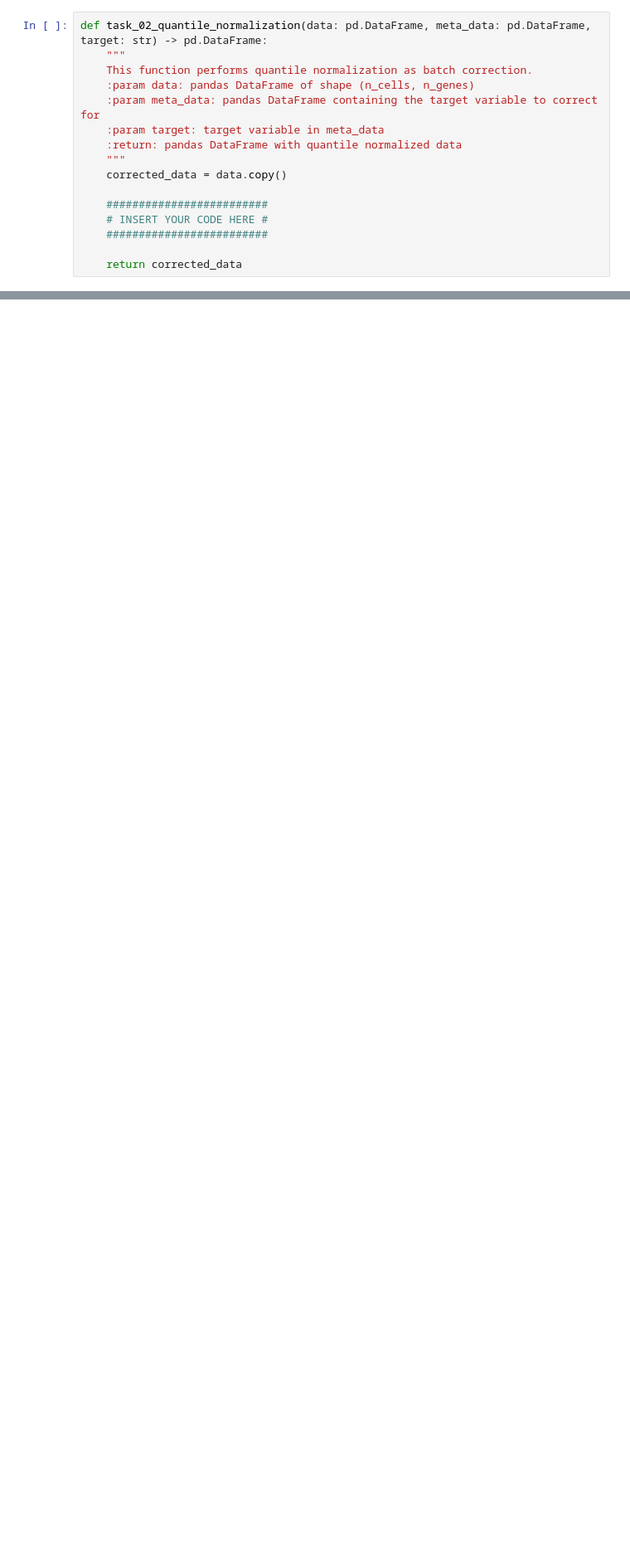
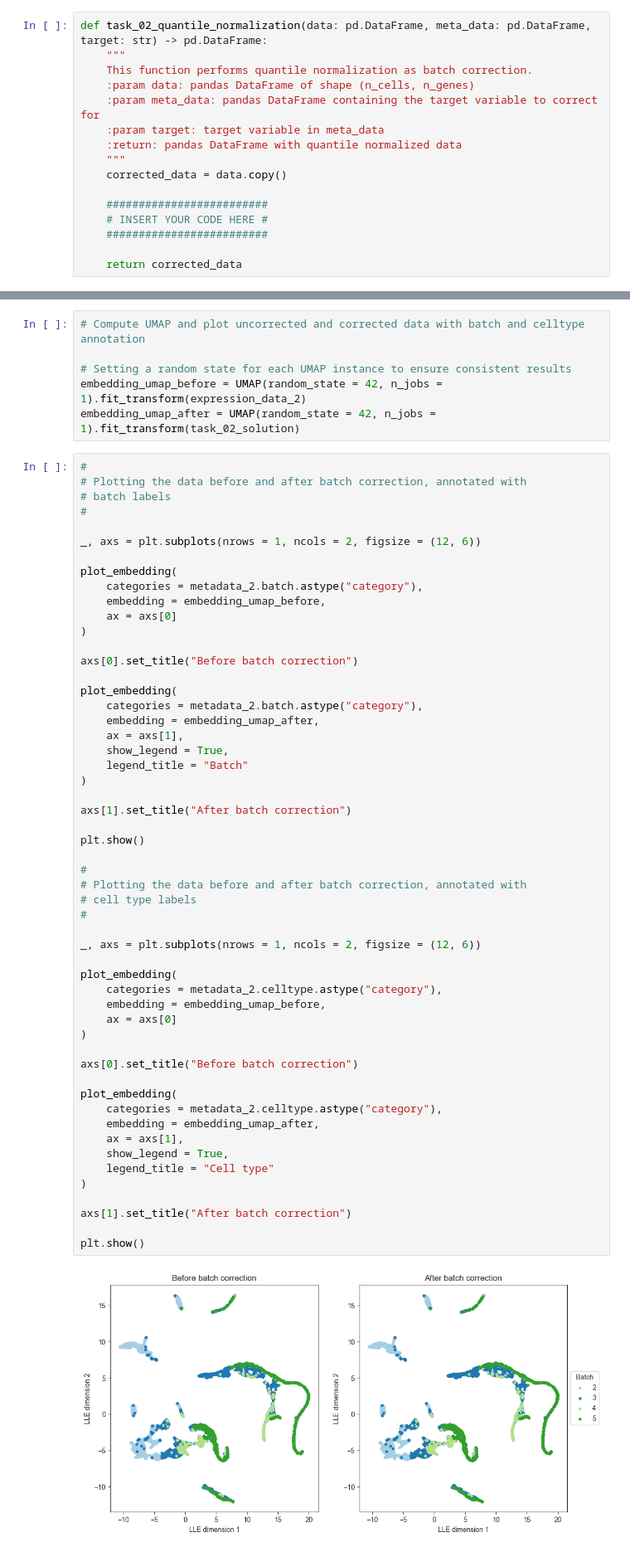
Before and after one commit to kerseviciute/machine-learning-for-single-cell-biology, a Jupyter notebook: hw2/mlscb_2024_assignment_02_code.ipynb, the cells around one changed output, grey strips where cells are left out. Shown at 83% size. Cells and saved outputs as stored; diff of their text form; blank space fills up the shorter version.

```diff
--- a/hw2/mlscb_2024_assignment_02_code.ipynb
+++ b/hw2/mlscb_2024_assignment_02_code.ipynb
@@ -346,0 +373,62 @@ task_02_solution = task_02_quantile_normalization(data=expression_data_2, meta_d
+# %%
+# Compute UMAP and plot uncorrected and corrected data with batch and celltype annotation
+
+# Setting a random state for each UMAP instance to ensure consistent results
+embedding_umap_before = UMAP(random_state = 42, n_jobs = 1).fit_transform(expression_data_2)
+embedding_umap_after = UMAP(random_state = 42, n_jobs = 1).fit_transform(task_02_solution)
+# %%
+#
+# Plotting the data before and after batch correction, annotated with
+# batch labels
+#
+
+_, axs = plt.subplots(nrows = 1, ncols = 2, figsize = (12, 6))
+
+plot_embedding(
+    categories = metadata_2.batch.astype("category"),
+    embedding = embedding_umap_before,
+    ax = axs[0]
+)
+
+axs[0].set_title("Before batch correction")
+
+plot_embedding(
+    categories = metadata_2.batch.astype("category"),
+    embedding = embedding_umap_after,
+    ax = axs[1],
+    show_legend = True,
+    legend_title = "Batch"
+)
+
+axs[1].set_title("After batch correction")
+
+plt.show()
+
+#
+# Plotting the data before and after batch correction, annotated with
+# cell type labels
+#
+
+_, axs = plt.subplots(nrows = 1, ncols = 2, figsize = (12, 6))
+
+plot_embedding(
+    categories = metadata_2.celltype.astype("category"),
+    embedding = embedding_umap_before,
+    ax = axs[0]
+)
+
+axs[0].set_title("Before batch correction")
+
+plot_embedding(
+    categories = metadata_2.celltype.astype("category"),
+    embedding = embedding_umap_after,
+    ax = axs[1],
+    show_legend = True,
+    legend_title = "Cell type"
+)
+
+axs[1].set_title("After batch correction")
+
+plt.show()
+# %% [output]
+[figure, added]
```
Also changed, not shown: parts of 13 cells of this notebook.
